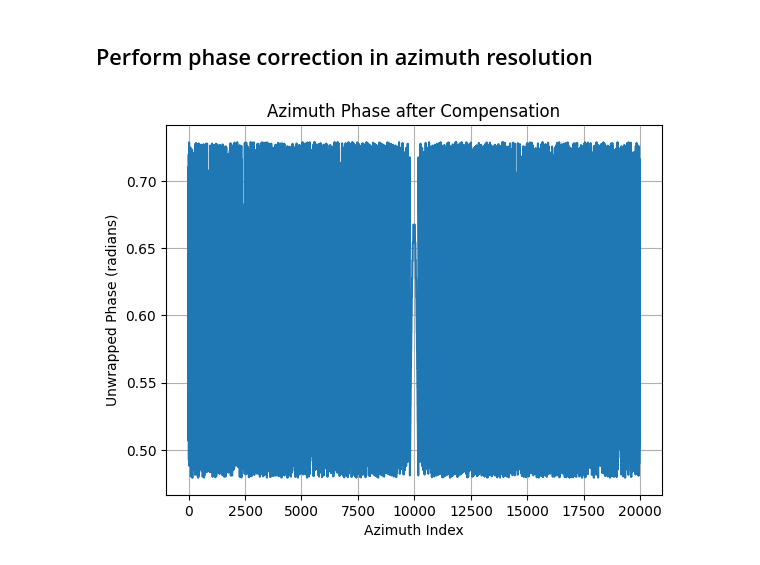
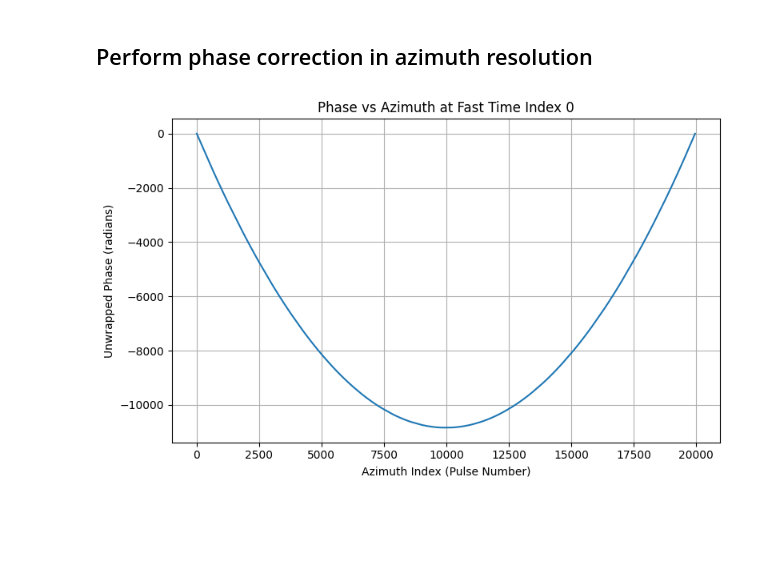
Before and after one commit to kwokkeith/signal_processing_notes, a Jupyter notebook: 07_raw_data_simulation.ipynb, the cells around one changed output. Saved outputs shown, nothing was run; the diff lists cells and outputs as text; code cells hidden in the pictures; blank space fills up the shorter version.

```diff
--- a/07_raw_data_simulation.ipynb
+++ b/07_raw_data_simulation.ipynb
@@ -209,15 +233,6 @@ phase_correction = np.exp(+1j * 2 * np.pi * sensor.carrier_frequency_hz * (time_
 azimuth_phase_corrected = aligned_data * phase_correction
-# %%
-import matplotlib.pyplot as plt
-
-fast_time_idx = 10358
-phase_profile = np.unwrap(np.angle(phase_correction[:, fast_time_idx]))
-
-plt.plot(phase_profile)
-plt.title("Azimuth Phase after Compensation")
-plt.xlabel("Azimuth Index")
-plt.ylabel("Unwrapped Phase (radians)")
-plt.grid(True)
-plt.show()
-# %% [output]
-[figure, removed]
+# %%
+# Check phase vs azimuth
+plot_phase_vs_azimuth(phase_correction, sensor.sampling_frequency_hz, fast_time_us=0)
+# %% [output]
+[figure, added]
```
Also changed, not shown: parts of 20 cells of this notebook.
